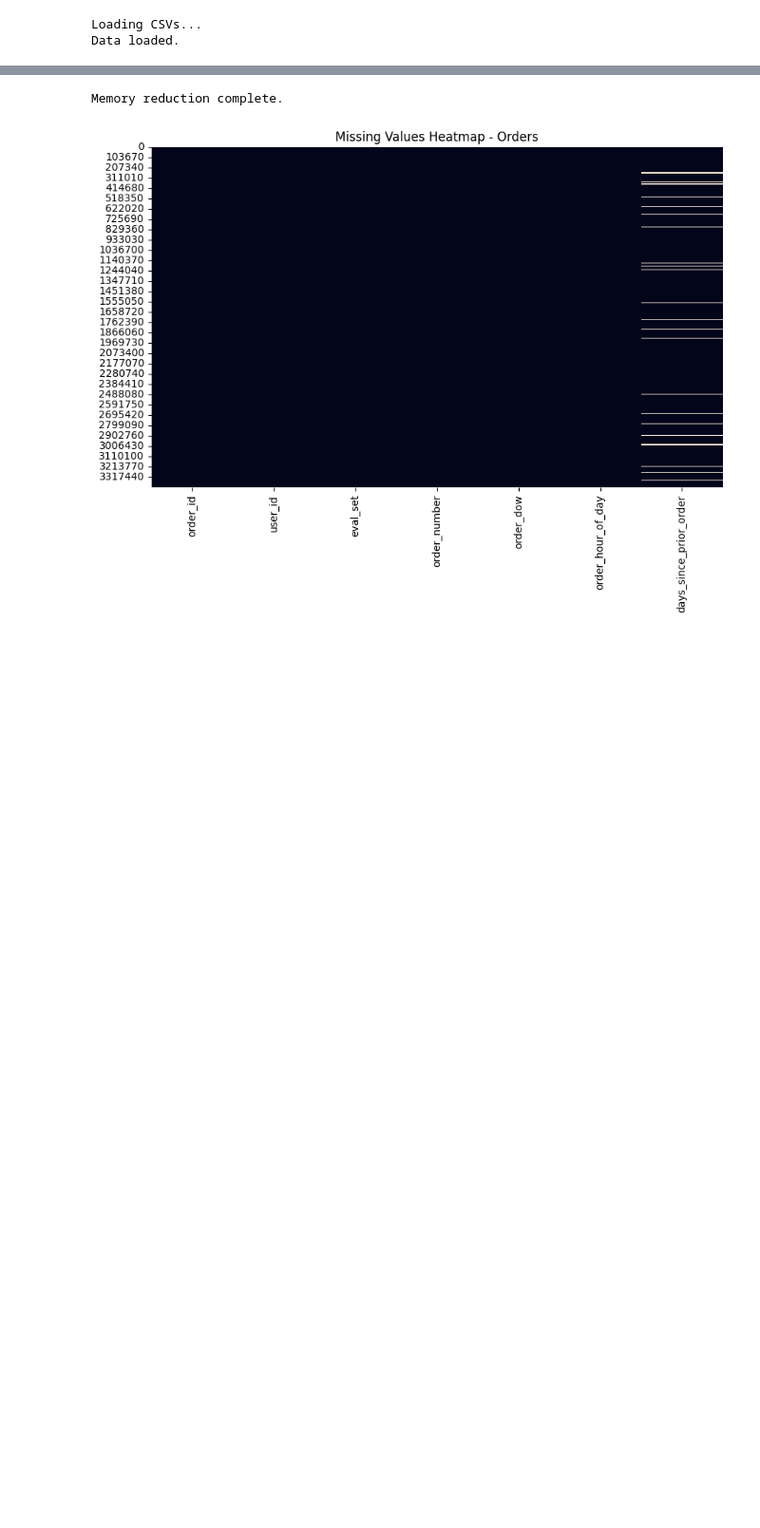
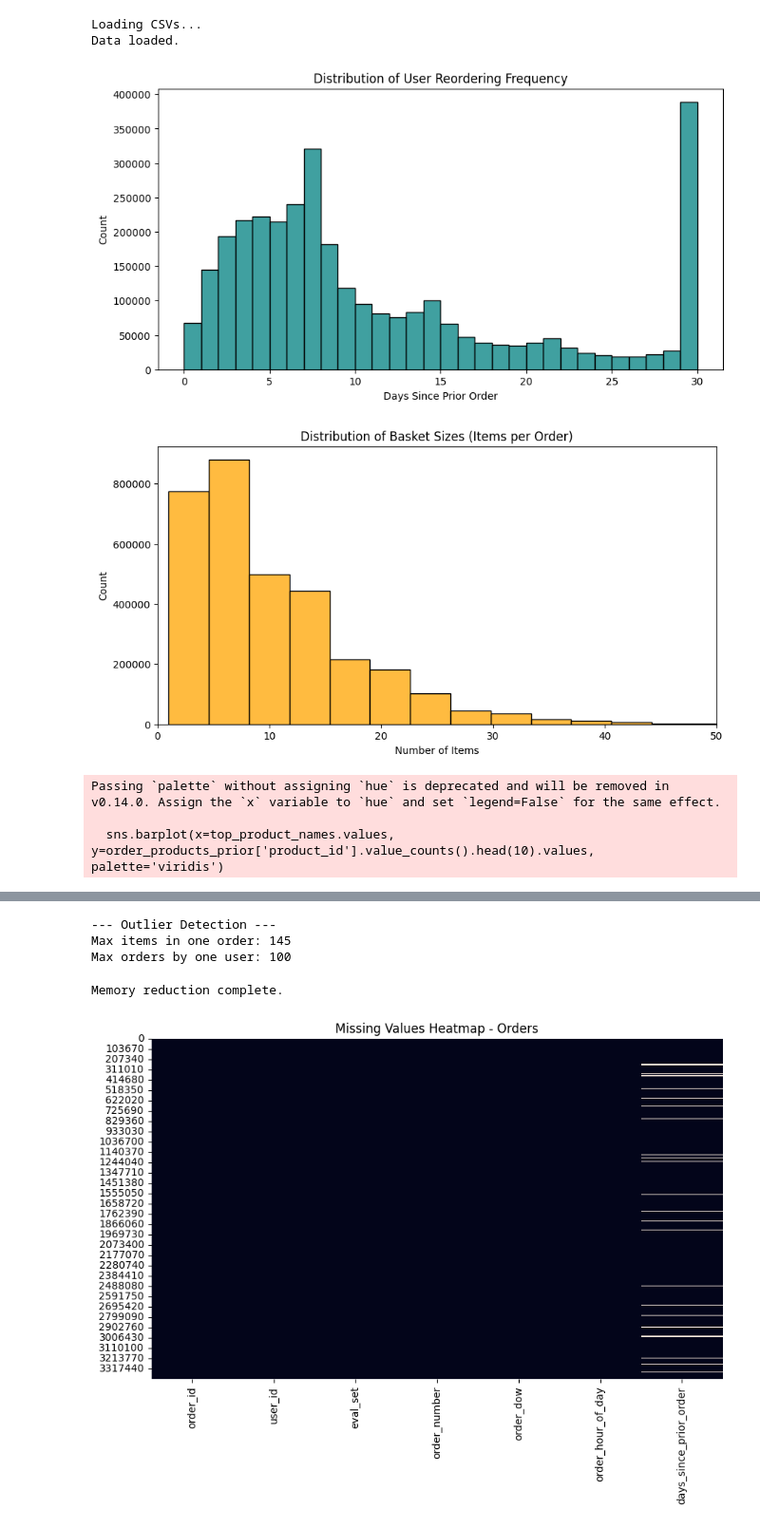
Before and after one commit to DataSnek/ML-Project, a Jupyter notebook: EDA.ipynb, the cells around one changed output, grey strips where cells are left out. Shown at 95% size. Saved outputs shown, nothing was run; the diff lists cells and outputs as text; code cells hidden in the pictures; blank space fills up the shorter version.

```diff
--- a/EDA.ipynb
+++ b/EDA.ipynb
@@ -55,3 +55,48 @@ print("Data loaded.")
 # %% [output]
 Loading CSVs...
 Data loaded.
+# %%
+
+import matplotlib.pyplot as plt
+import seaborn as sns
+
+# Distribution of Days Since Prior Order
+plt.figure(figsize=(10, 5))
+sns.histplot(orders['days_since_prior_order'].dropna(), bins=30, kde=False, color='teal')
+plt.title('Distribution of User Reordering Frequency')
+plt.xlabel('Days Since Prior Order')
+plt.ylabel('Count')
+plt.show()
+
+# Basket Size Analysis {Items per Order}
+basket_sizes = order_products_prior.groupby('order_id')['product_id'].count()
+
+plt.figure(figsize=(10, 5))
+sns.histplot(basket_sizes, bins=40, kde=False, color='orange')
+plt.title('Distribution of Basket Sizes (Items per Order)')
+plt.xlabel('Number of Items')
+plt.xlim(0, 50) # Cap at 50 for readability
+plt.show()
+
+# Top 10 Popular Products
+top_products = order_products_prior['product_id'].value_counts().head(10).index
+
+top_product_names = products[products['product_id'].isin(top_products)]['product_name']
+
+plt.figure(figsize=(10, 5))
+sns.barplot(x=top_product_names.values, y=order_products_prior['product_id'].value_counts().head(10).values, palette='viridis')
+plt.title('Top 10 Most Ordered Products')
+plt.xticks(rotation=45, ha='right')
+plt.show()
+
+#  Outlier Detection
+# Check for  bots or massive orders
+print("--- Outlier Detection ---")
+print(f"Max items in one order: {basket_sizes.max()}")
+print(f"Max orders by one user: {orders.groupby('user_id').size().max()}")
+# %% [output]
+[figure, added]
+[figure, added]
+Passing `palette` without assigning `hue` is deprecated and will be removed in v0.14.0. Assign the `x` variable to `hue` and set `legend=False` for the same effect.
+
+  sns.barplot(x=top_product_names.values, y=order_products_prior['product_id'].value_counts().head(10).values, palette='viridis')
@@ -58,3 +104,6 @@ Data loaded.
+--- Outlier Detection ---
+Max items in one order: 145
+Max orders by one user: 100
 # %%
 # reducing the memory
 orders = reduce_mem_usage(orders)
```
Also changed, not shown: parts of 17 cells of this notebook.
